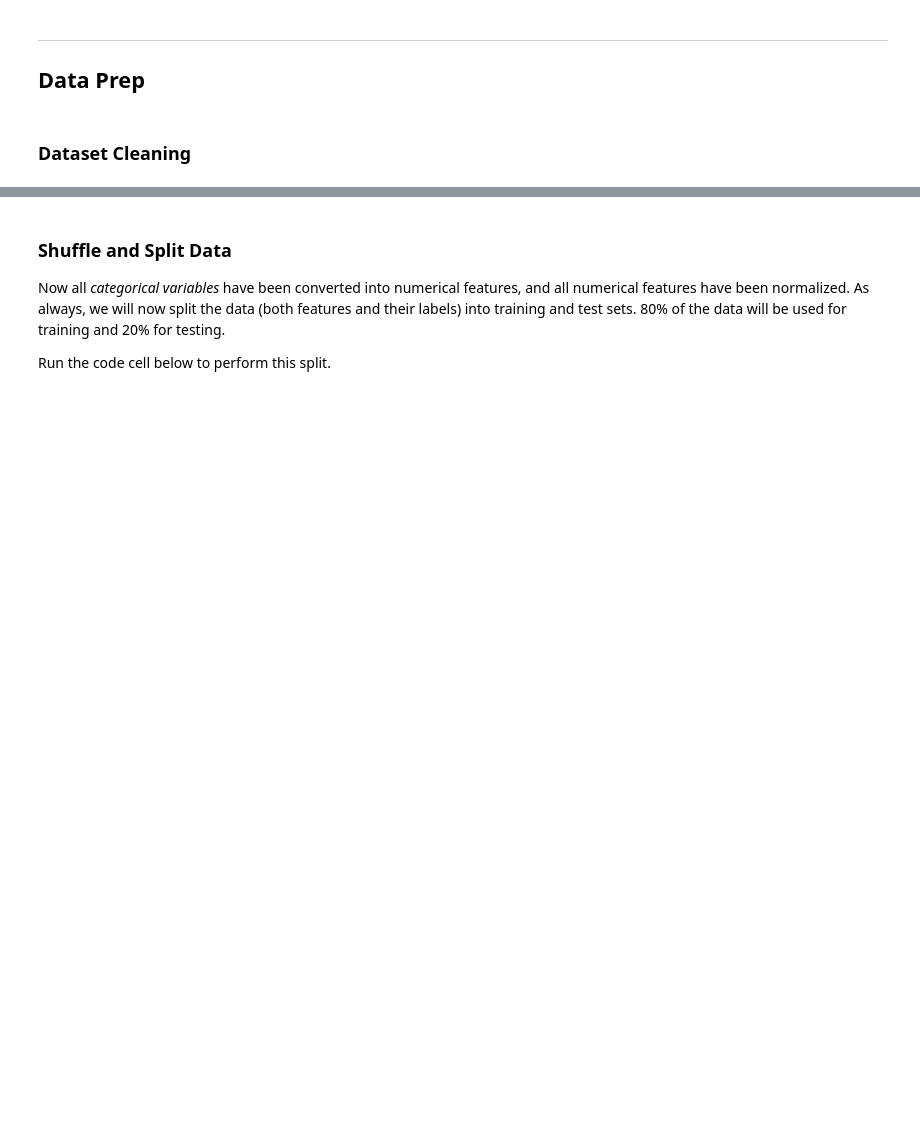
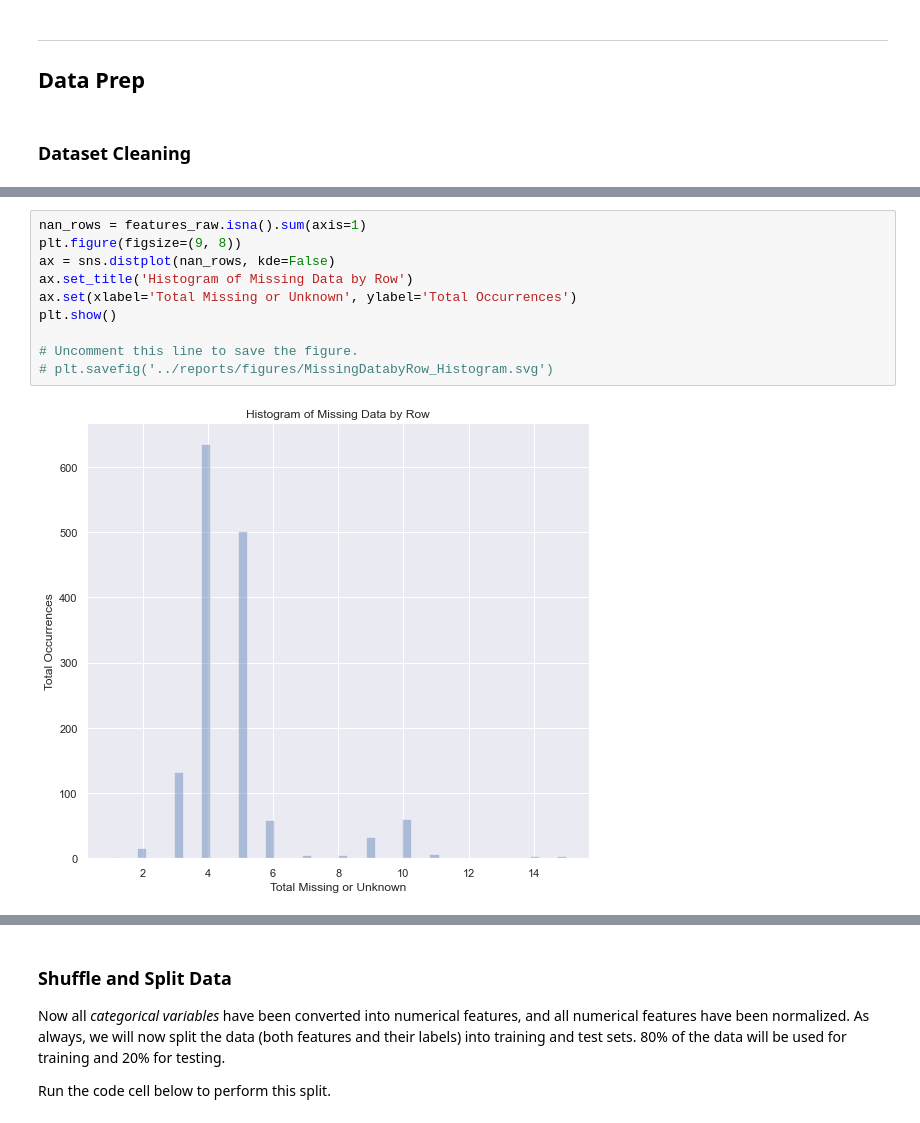
Before and after one commit to sean-a-ward/housing-comp, a Jupyter notebook: notebooks/2.0-saw-data-preparation.ipynb, the cells around one changed output, grey strips where cells are left out. Cells and saved outputs as stored; diff of their text form; blank space fills up the shorter version.

```diff
--- a/notebooks/2.0-saw-data-preparation.ipynb
+++ b/notebooks/2.0-saw-data-preparation.ipynb
@@ -277,0 +93,12 @@ features_final.head()
+# %%
+nan_rows = features_raw.isna().sum(axis=1)
+plt.figure(figsize=(9, 8))
+ax = sns.distplot(nan_rows, kde=False)
+ax.set_title('Histogram of Missing Data by Row')
+ax.set(xlabel='Total Missing or Unknown', ylabel='Total Occurrences')
+plt.show()
+
+# Uncomment this line to save the figure.
+# plt.savefig('../reports/figures/MissingDatabyRow_Histogram.svg')
+# %% [output]
+[figure, added]
```
Also changed, not shown: parts of 39 cells of this notebook.
